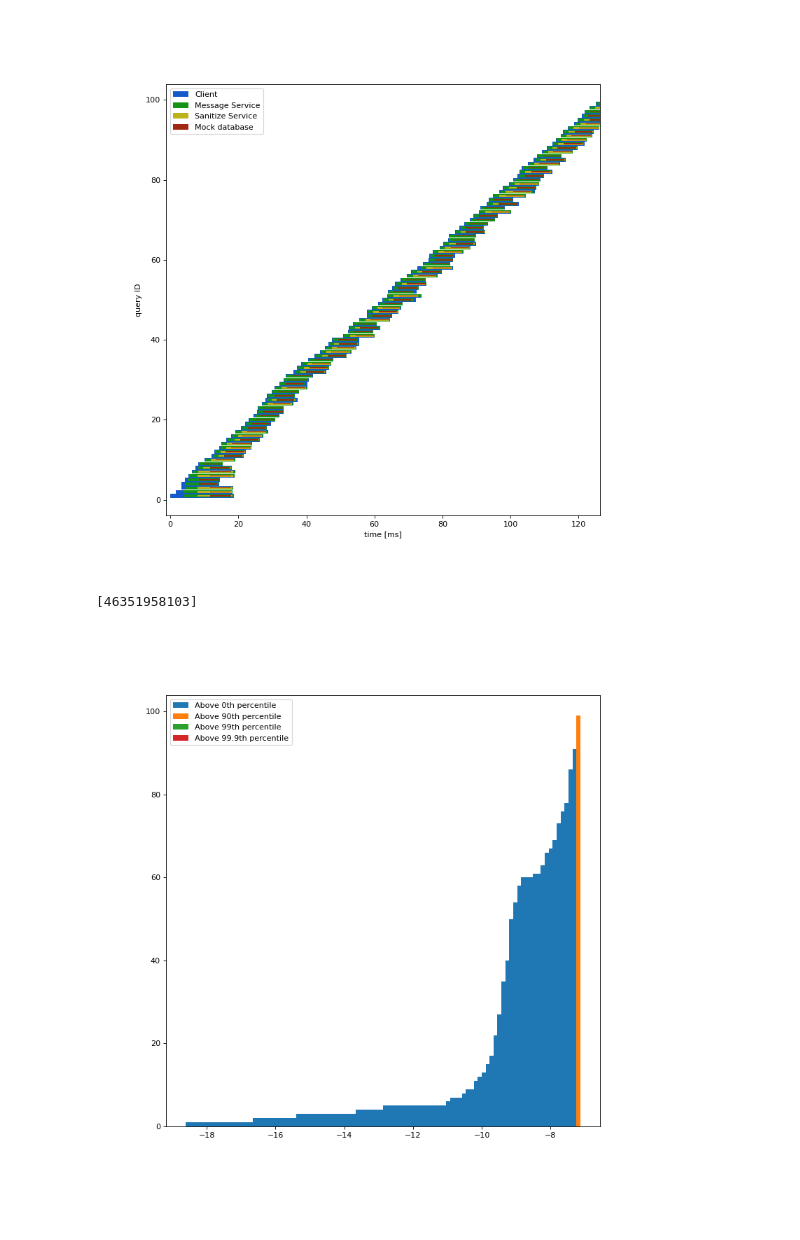
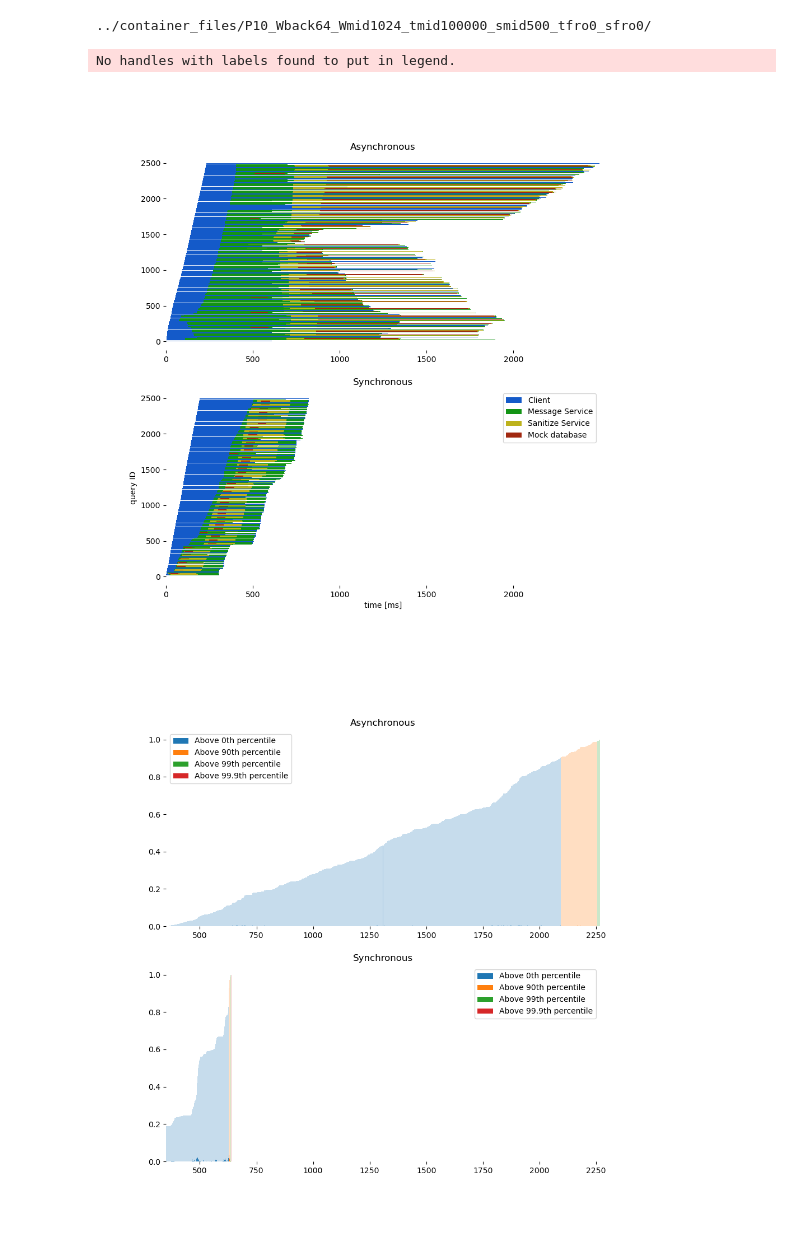
Before and after one commit to cs471-MAA/grpc, a Jupyter notebook: data_analysis/plots.ipynb, the cells around one changed output. Cells and saved outputs as stored; diff of their text form; code cells hidden in the pictures.

Commit message:
Plotting enhanced, maybe we need a readme

```diff
--- a/data_analysis/plots.ipynb
+++ b/data_analysis/plots.ipynb
@@ -12,42 +15,40 @@ import seaborn as sns
-# %%
-data_dirpath = "../container_files/default/"
-main(data_dirpath)
-# %% [output]
-[figure, removed]
-# %%
-all = get_data(data_dirpath)
-client_uids = list(all.keys())
-print(client_uids)
-# %% [output]
-[46351958103]
-# %%
-df = all[client_uids[0]]
-
-df["latency"] = df["end_client"] - df["start_client"]
-
-new_default_figure()
-# _, axs = plt.subplots(2, 1, figsize=(10, 10))
-# print(axs)
-# sns.kdeplot(data=df, x="latency", fill=True, bw_method=0.1, common_norm=True, common_grid=True, clip=(0, df["latency"].max()))
-# axs[0].set_xlim(left=0)
-ax = plot_tail_latency(df["latency"].values)
-# a = np.bincount(df["latency"])
-# b = np.arange(len(a))[a!=0]
-# a = a[a!=0]
-# print(a,b)
-# plt.bar(b, a*1.0)
-# print(np.digitize(df["latency"]))
-# plt.bar(df["query_index"], df["latency"])
-# ax.set_yscale('log')
-# ax.set_xscale('log')
-
-
-
-# new_default_figure()
-# plt.plot(bins)
-
-
-plt.show()
-# %% [output]
-[figure, removed]
+# %%
+experiments = [p[0] for p in os.walk("../container_files/")]
+del experiments[0]
+# %%
+i = 0
+data_dirpath = experiments[i] + "/"
+
+print(data_dirpath)
+
+sync_all = get_data(data_dirpath, async_data=False)
+sclient_uids = list(sync_all.keys())
+sdf = sync_all[sclient_uids[0]]
+
+async_all = get_data(data_dirpath, async_data=True)
+aclient_uids = list(async_all.keys())
+adf = async_all[aclient_uids[0]]
+
+# _, axs = plt.subplots(2, 1, figsize=(10,10))
+# plot_calls_cascade(sdf, ax=axs[0])
+# plot_calls_cascade(adf, ax=axs[1])
+
+compare_tail_latency(adf, sdf)
+compare_calls_cascade(adf, sdf)
+
+# new_default_figure()
+
+# ax.set_yscale('log')
+# ax.set_xscale('log')
+
+# new_default_figure()
+# plt.plot(bins)
+
+
+plt.show()
+# %% [output]
+../container_files/P10_Wback64_Wmid1024_tmid100000_smid500_tfro0_sfro0/
+No handles with labels found to put in legend.
+[figure, added]
+[figure, added]
 # %%
```
Also changed, not shown: parts of 2 cells of this notebook, 13 other files.
